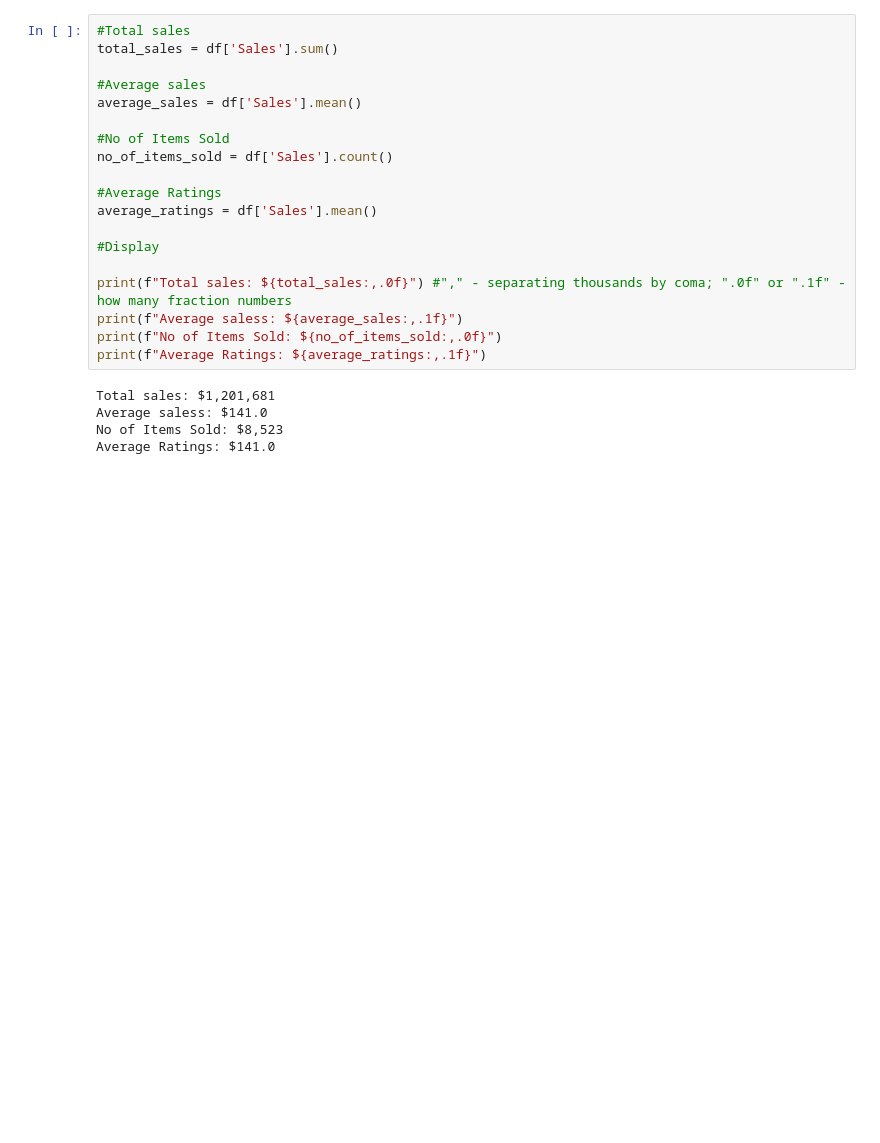
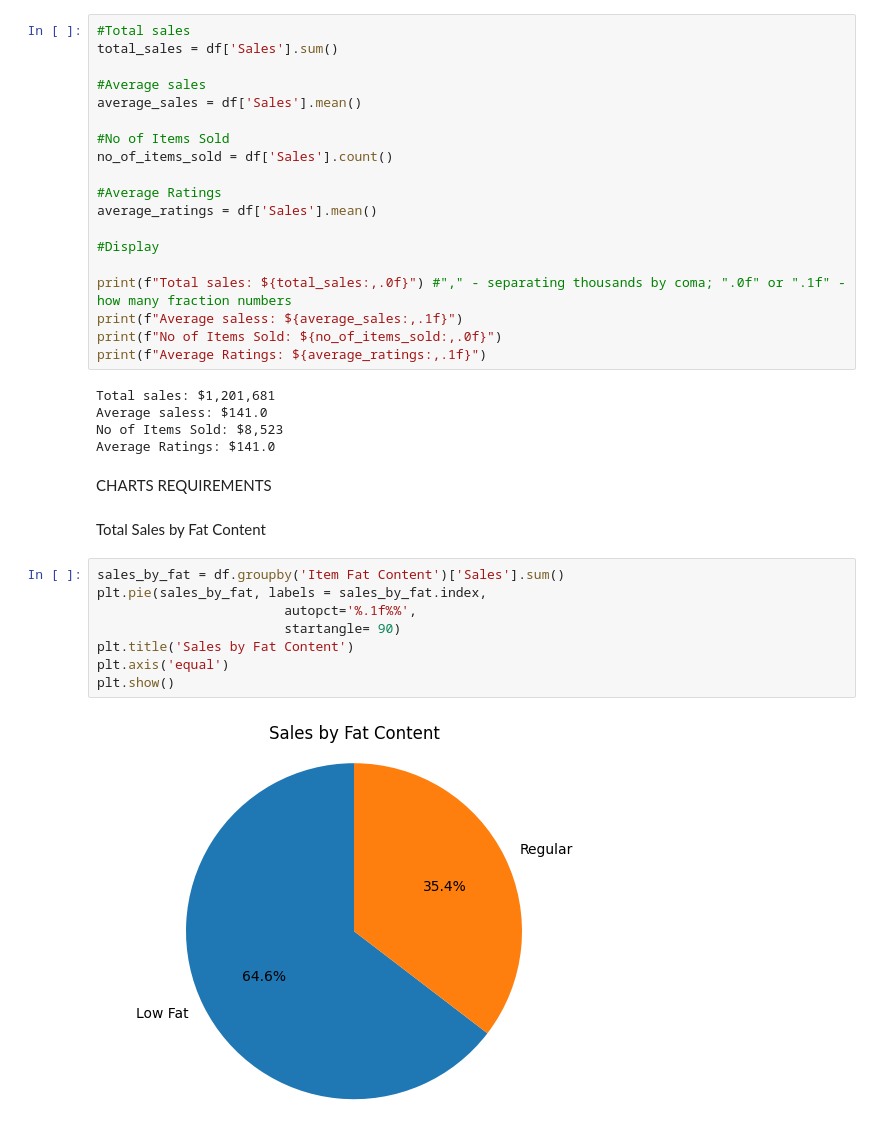
Before and after one commit to KrzysztofSym/blinkit_grocery_data, a Jupyter notebook: Blinkit Analysis in Python.ipynb, the cells around one changed output. Drawn from its saved outputs; the diff is of its cells as text; blank space fills up the shorter version.

Commit message:
Create 2 charts

```diff
--- a/Blinkit Analysis in Python.ipynb
+++ b/Blinkit Analysis in Python.ipynb
@@ -133,3 +133,17 @@ Total sales: $1,201,681
 Average saless: $141.0
 No of Items Sold: $8,523
 Average Ratings: $141.0
+# %% [markdown]
+CHARTS REQUIREMENTS
+# %% [markdown]
+Total Sales by Fat Content
+# %%
+sales_by_fat = df.groupby('Item Fat Content')['Sales'].sum()
+plt.pie(sales_by_fat, labels = sales_by_fat.index,
+                        autopct='%.1f%%',
+                        startangle= 90)
+plt.title('Sales by Fat Content')
+plt.axis('equal')
+plt.show()
+# %% [output]
+[figure, added]
```
Also changed, not shown: parts of 6 cells of this notebook.
